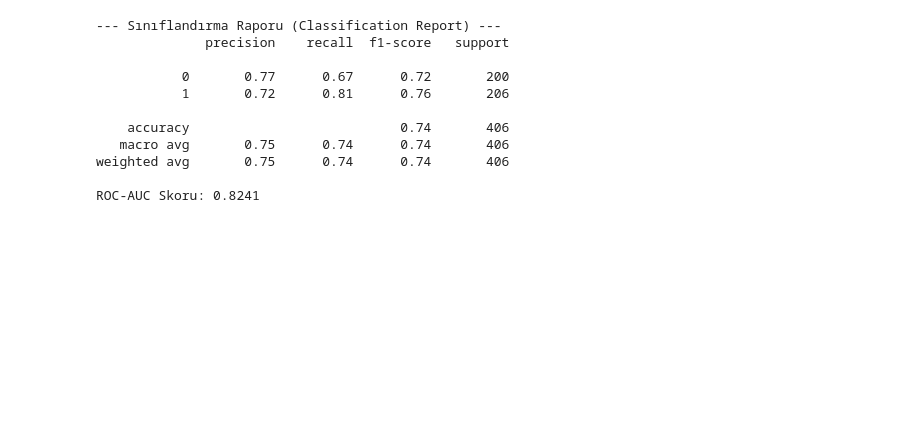
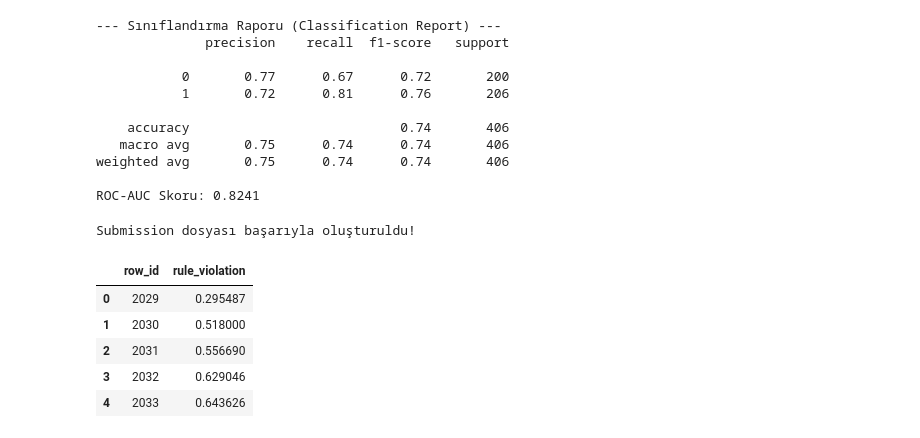
Before and after one commit to Ecem6/GROUP33_CENG313, a Jupyter notebook: assignment1_eda_baseline.ipynb, the cells around one changed output. Cells and saved outputs as stored; diff of their text form; code cells hidden in the pictures; blank space fills up the shorter version.

Commit message:
Colab kullanılarak oluşturuldu

```diff
--- a/assignment1_eda_baseline.ipynb
+++ b/assignment1_eda_baseline.ipynb
@@ -198,3 +198,39 @@ print(f"ROC-AUC Skoru: {roc_auc_score(y_val, y_pred_proba):.4f}")
 weighted avg       0.75      0.74      0.74       406
 
 ROC-AUC Skoru: 0.8241
+# %%
+# Test verisini okuma
+test_file_path = '/content/drive/MyDrive/Kaggle_Jigsaw/test.csv'
+test_df = pd.read_csv(test_file_path)
+
+# Eğitim verisine uyguladığımız AYNI temizleme işlemlerini uyguluyoruz
+test_df['clean_body'] = test_df['body'].apply(metin_temizle)
+test_df['clean_rule'] = test_df['rule'].apply(metin_temizle)
+test_df['combined_text'] = test_df['clean_rule'] + " " + test_df['clean_body']
+
+# Vektörizasyon (Kritik Nokta: Sadece 'transform' kullanıyoruz!)
+X_test_tfidf = vectorizer.transform(test_df['combined_text'])
+
+# Tahmin Yapma
+test_predictions = model.predict_proba(X_test_tfidf)[:, 1]
+
+# Kaggle Formatında Submission (Gönderim) Dosyasını Hazırlama
+submission_df = pd.DataFrame({
+    'row_id': test_df['row_id'],  # Test verisindeki ID sütunu
+    'rule_violation': test_predictions # Modelimizin tahmin ettiği olasılıklar
+})
+
+# Dosyayı Drive'a Kaydetme
+submission_path = '/content/drive/MyDrive/Kaggle_Jigsaw/submission.csv'
+submission_df.to_csv(submission_path, index=False)
+
+print("Submission dosyası başarıyla oluşturuldu!")
+display(submission_df.head())
+# %% [output]
+Submission dosyası başarıyla oluşturuldu!
+|  | row_id | rule_violation |
+| 0 | 2029 | 0.295487 |
+| 1 | 2030 | 0.518000 |
+| 2 | 2031 | 0.556690 |
+| 3 | 2032 | 0.629046 |
+| 4 | 2033 | 0.643626 |
```
Also changed, not shown: parts of 1 cell of this notebook.
